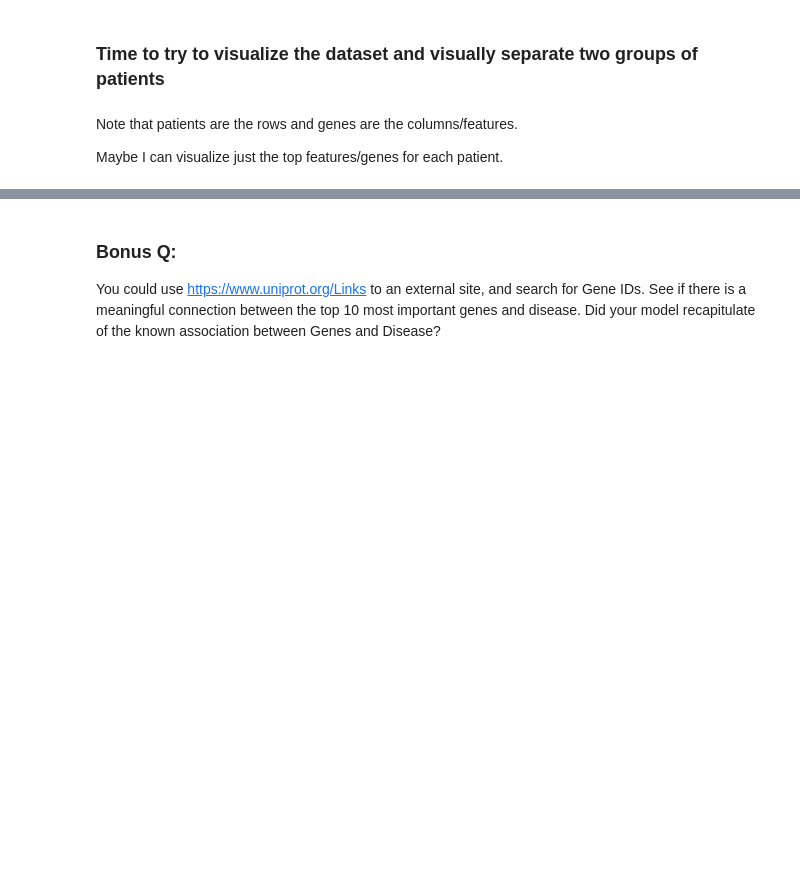
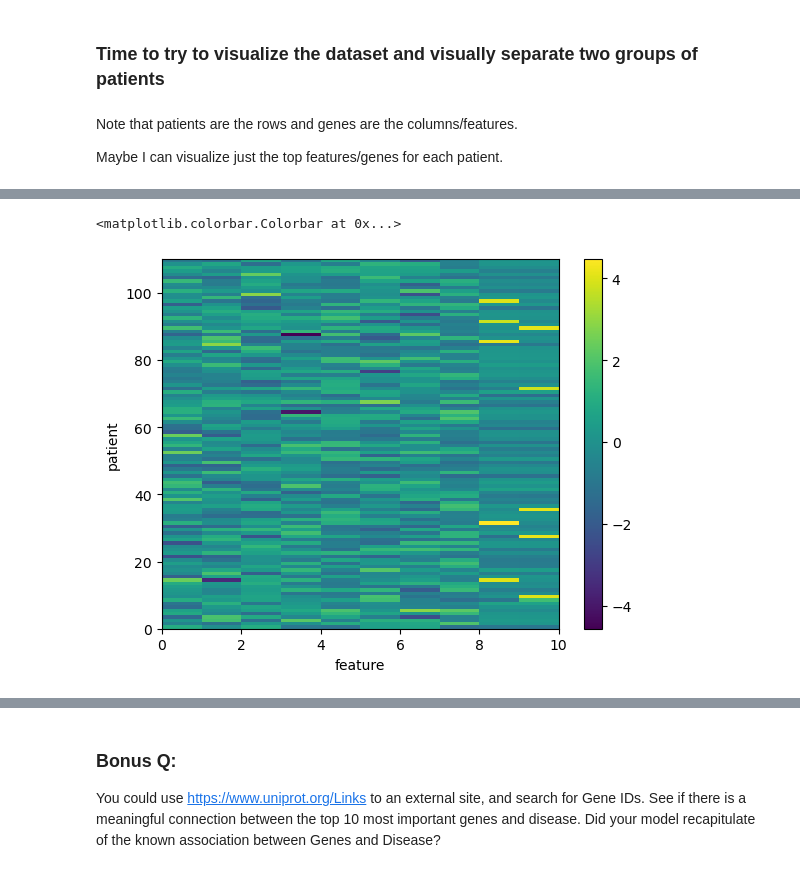
Before and after one commit to darianyang/MachineLearning, a Jupyter notebook: hw3/Lab3_DTY.ipynb, the cells around one changed output, grey strips where cells are left out. Drawn from its saved outputs; the diff is of its cells as text; code cells hidden in the pictures; blank space fills up the shorter version.

```diff
--- a/hw3/Lab3_DTY.ipynb
+++ b/hw3/Lab3_DTY.ipynb
@@ -811,0 +819,8 @@ ValueError: x and y must be the same size
+# %%
+plt.pcolormesh(test_x_scaled_top10)
+plt.xlabel("feature")
+plt.ylabel("patient")
+plt.colorbar()
+# %% [output]
+<matplotlib.colorbar.Colorbar at 0x...>
+[figure, added]
```
Also changed, not shown: parts of 7 cells of this notebook.
